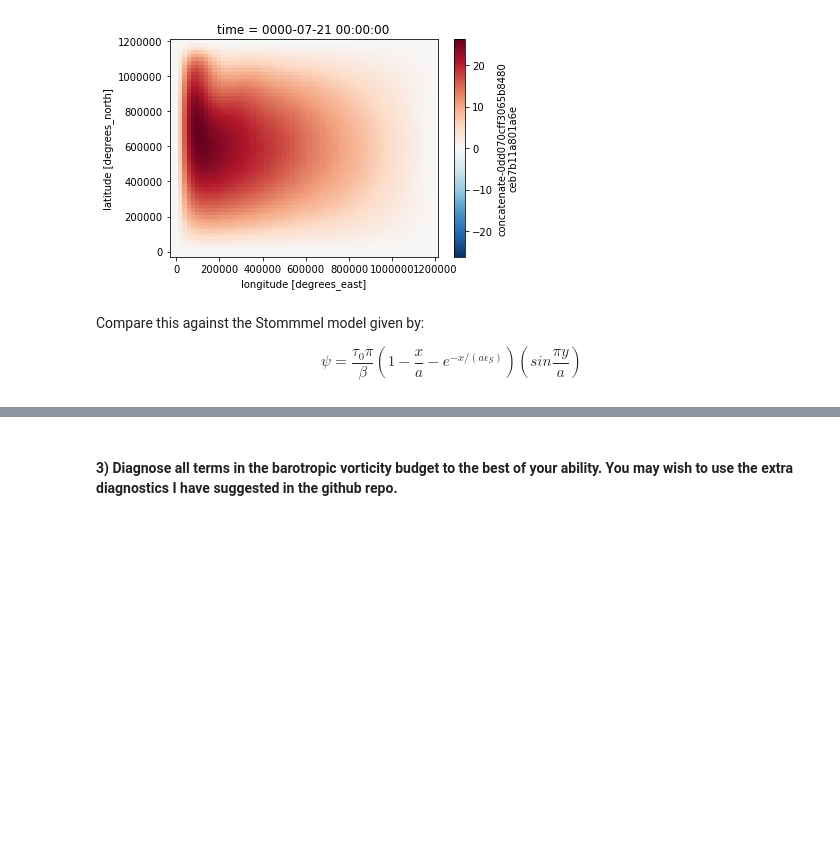
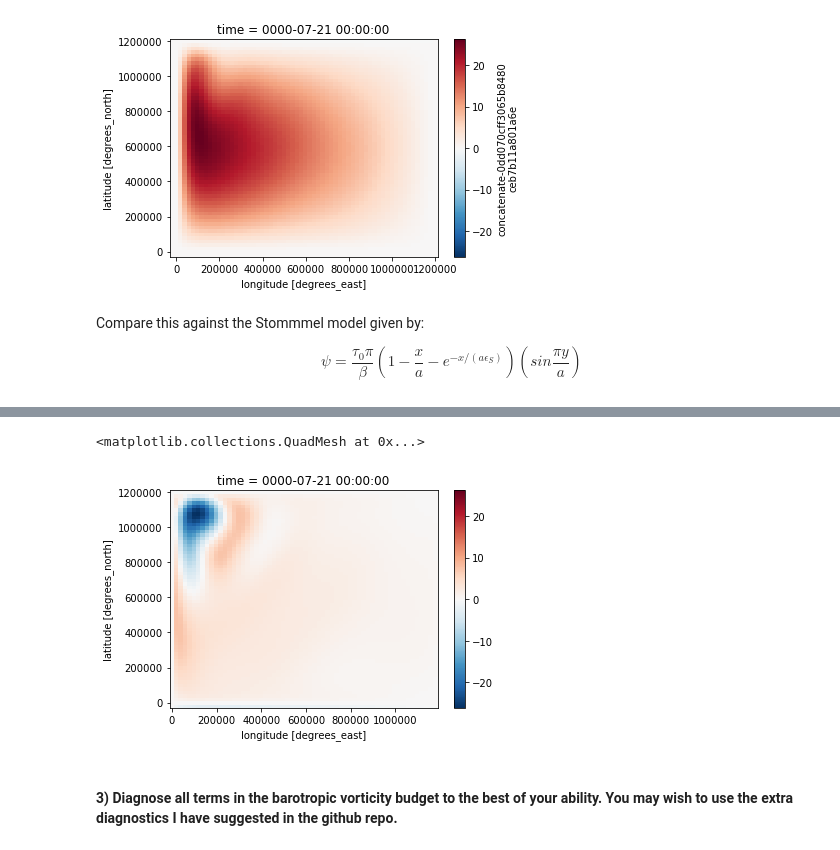
Before and after one commit to tyfolino/Ocean_Dynamics, a Jupyter notebook: Ocean_Dynamics_HW1.ipynb, the cells around one changed output, grey strips where cells are left out. Drawn from its saved outputs; the diff is of its cells as text; code cells hidden in the pictures; blank space fills up the shorter version.

```diff
--- a/Ocean_Dynamics_HW1.ipynb
+++ b/Ocean_Dynamics_HW1.ipynb
@@ -165,3 +210,18 @@ y = ds.YG
+# %%
+τ0 = 0.2/1000
+pi = np.pi
+β = 1e-11 # s^-1 m^-1
+x = ds.XG
+a = float(ds.dxC.isel(YC=0,XG=slice(1,-1)).sum(dim='XG'))
+ϵ = 0.04 # this is given in Vallis
+y = ds.YG
+# %%
+ψ_sto_doub = (τ0 * pi / β) * (1 - (x/a) - np.exp((-1*x) / (a * ϵ))) * np.sin(pi * y / a) / 1e6
+# %%
+(ψ_sto_doub - ψ_doub.isel(time=-1)).isel(XG=slice(1,-1)).plot(y='YG')
+# %% [output]
+<matplotlib.collections.QuadMesh at 0x...>
+[figure, added]
 # %% [markdown]
 #### 3) Diagnose all terms in the barotropic vorticity budget to the best of your ability. You may wish to use the extra diagnostics I have suggested in the github repo.
 # %% [markdown]
```
Also changed, not shown: parts of 16 cells of this notebook.
